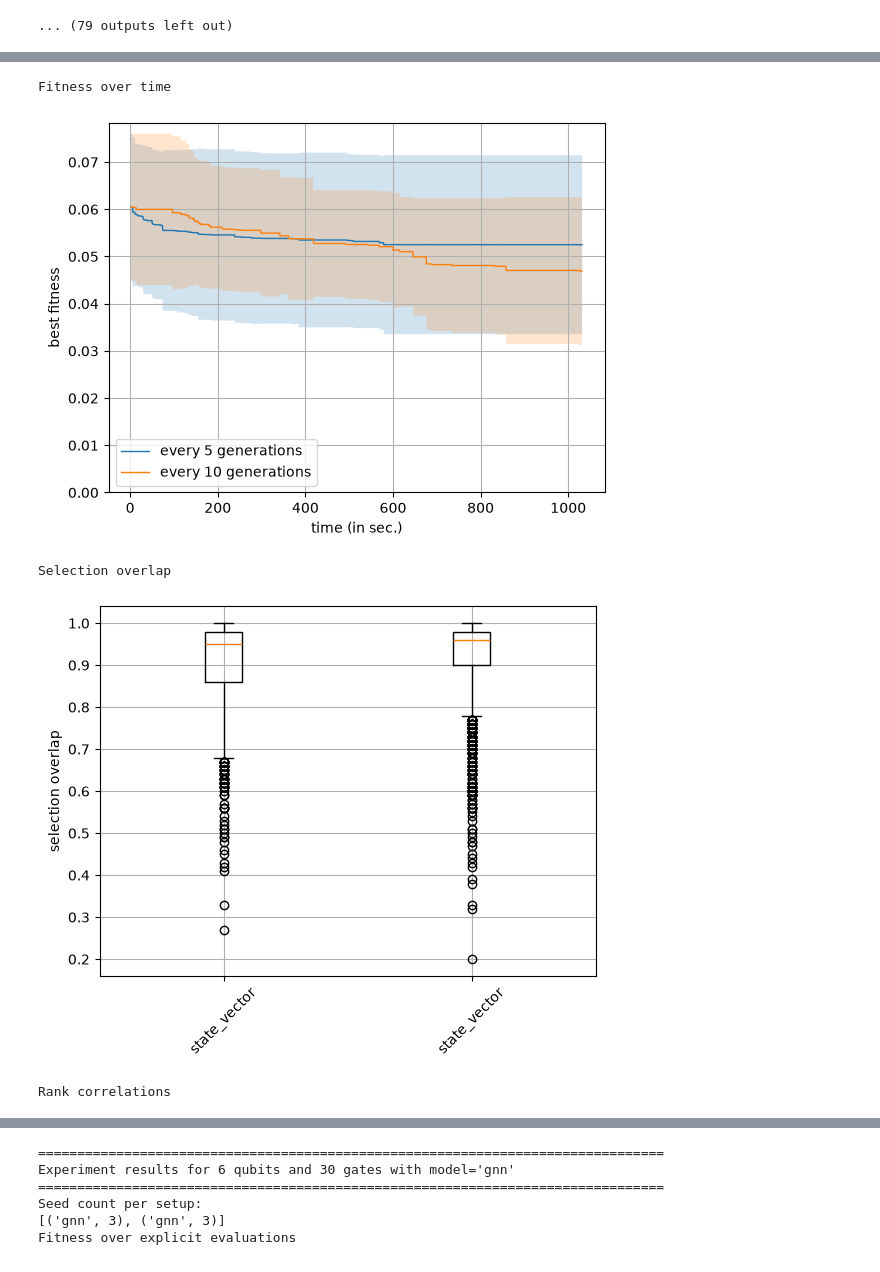
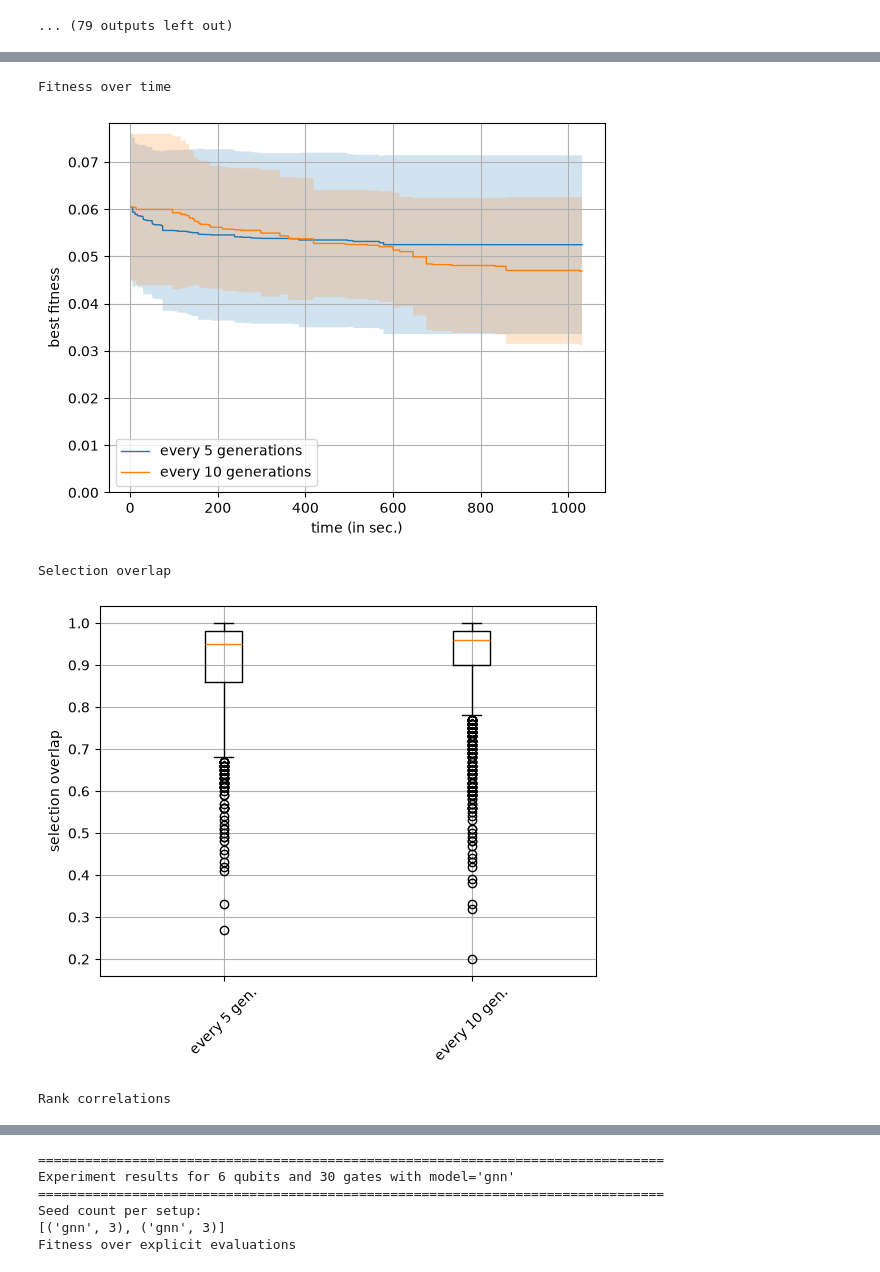
Before and after one commit to westoun/surrogate-assisted-qcs, a Jupyter notebook: evaluation/surrogate_assisted_qcs/analysis.ipynb, the cells around one changed output, grey strips where cells are left out. Cells and saved outputs as stored; diff of their text form; code cells hidden in the pictures.

Commit message:
Adjust labels for plots

```diff
--- a/evaluation/surrogate_assisted_qcs/analysis.ipynb
+++ b/evaluation/surrogate_assisted_qcs/analysis.ipynb
@@ -888,8 +888,7 @@ def plot_fitness_mse_scores(experiments: List[Experiment], labels: List[str], ta
     ax.boxplot(data)
     ax.set_ylabel("fitness mse")
 
-    plt.xticks([i + 1 for i in range(len(experiments))], [str(experiment.model)
-               for experiment in experiments], rotation=45)
+    plt.xticks([i + 1 for i in range(len(experiments))], labels, rotation=45)
     plt.grid()
 
     if target_path is not None:
@@ -956,7 +955,7 @@ def plot_population_diversity(experiments: List[Experiment], labels: List[str],
     if anchor_yaxis:
         ax.set_ylim(0)
 
-    plt.xticks([i + 1 for i in range(len(experiments))], [str(experiment.model) for experiment in experiments], rotation=45)
+    plt.xticks([i + 1 for i in range(len(experiments))], labels, rotation=45)
     plt.grid()
 
     if target_path is not None:
@@ -1215,8 +1196,7 @@ def plot_duration_stacked(experiments: List[Experiment], labels: List[str], targ
         ax.bar(labels, weight_counts, width=0.5,
                label=category, bottom=offsets)
 
-    plt.xticks([i for i in range(len(experiments))], [str(experiment.model)
-               for experiment in experiments], rotation=45)
+    plt.xticks([i for i in range(len(experiments))], labels, rotation=45)
 
     if relative:
         ax.set_title("time per generation (in %.)")
@@ -1268,8 +1248,7 @@ def plot_memory(experiments: List[Experiment], labels: List[str], target_path: s
     ax.grouped_bar(
          value_by_category, tick_labels = labels, group_spacing=2
     )
-    plt.xticks([i for i in range(len(experiments))], [str(experiment.model)
-                   for experiment in experiments], rotation=45)
+    plt.xticks([i for i in range(len(experiments))], labels, rotation=45)
 
     ax.set_title("max memory per generation (in bytes)")
     ax.legend()
@@ -1508,8 +1472,10 @@ for qubit_num in qubit_nums:
 
             rel_experiments.sort(key=lambda item: item.evaluate_every)
 
-            labels = [
+            labels_long = [
                 f"every {experiment.evaluate_every} generations" for experiment in rel_experiments]
+            labels_short = [
+                f"every {experiment.evaluate_every} gen." for experiment in rel_experiments]
 
             print()
             printb("=" * 80)
@@ -1523,47 +1489,47 @@ for qubit_num in qubit_nums:
 
             print("Fitness over explicit evaluations")
             plot_fitness_per_evaluations(
-                rel_experiments, labels=labels, target_path=f"results/{qubit_num}q{gate_count}g{evaluate_every}e_fitness_over_evaluations.png")
+                rel_experiments, labels=labels_long, target_path=f"results/{qubit_num}q{gate_count}g{evaluate_every}e_fitness_over_evaluations.png")
 
             print("Fitness over time")
-            plot_fitness_per_timestamp(rel_experiments, labels=labels,
+            plot_fitness_per_timestamp(rel_experiments, labels=labels_long,
                                        target_path=f"results/{qubit_num}q{gate_count}g{evaluate_every}e_fitness_over_time_cutoff.png",
                                        max_cum_duration=max(rel_experiments[0].data_by_timestamp["cum_duration"]))
 
             print("Selection overlap")
-            plot_selection_overlaps(rel_experiments, labels=labels,
+            plot_selection_overlaps(rel_experiments, labels=labels_short,
                                     target_path=f"results/{qubit_num}q{gate_count}g{evaluate_every}e_selection_overlaps.png")
 
             print("Rank correlations")
-            plot_rank_correlations(rel_experiments, labels=labels,
+            plot_rank_correlations(rel_experiments, labels=labels_short,
                                    target_path=f"results/{qubit_num}q{gate_count}g{evaluate_every}e_rank_correlations.png")
 
             # print("Duration per generation of all generations")
             # plot_duration_stacked(rel_experiments, labels=labels, relative=False,
             #                       target_path=f"results/{qubit_num}q{gate_count}g{evaluate_every}e_duration_stacked_all_generations.png")
             # print("Duration per generation of evaluated generations")
             # plot_duration_stacked(rel_experiments, labels=labels, generations="evaluated", relative=False,
             #                       target_path=f"results/{qubit_num}q{gate_count}g{evaluate_every}e_duration_stacked_evaluated_generations.png")
             # print("Duration per generation of not evaluated generations")
             # plot_duration_stacked(rel_experiments, labels=labels, generations="not_evaluated", relative=False,
             #                       target_path=f"results/{qubit_num}q{gate_count}g{evaluate_every}e_duration_stacked_not_evaluated_generations.png")
 
             # print("Max memory per generation of evaluated generations")
             # plot_memory(rel_experiments, labels, generations="evaluated",
             #             target_path=f"results/{qubit_num}q{gate_count}g{evaluate_every}e_memory_grouped_evaluated_generations.png")
             # print("Max memory per generation of not evaluated generations")
             # plot_memory(rel_experiments, labels, generations="not_evaluated",
             #             target_path=f"results/{qubit_num}q{gate_count}g{evaluate_every}e_memory_grouped_not_evaluated_generations.png")
 # %% [output]
 ================================================================================
 Experiment results for 6 qubits and 30 gates with model='state_vector'
 ================================================================================
 Seed count per setup:
 [('state_vector', 3), ('state_vector', 3)]
 Fitness over explicit evaluations
 [figure]
 Fitness over time
 [figure]
 Selection overlap
-[figure, old version]
+[figure, new version]
 Rank correlations
```
Also changed, not shown: parts of 8 cells of this notebook.
